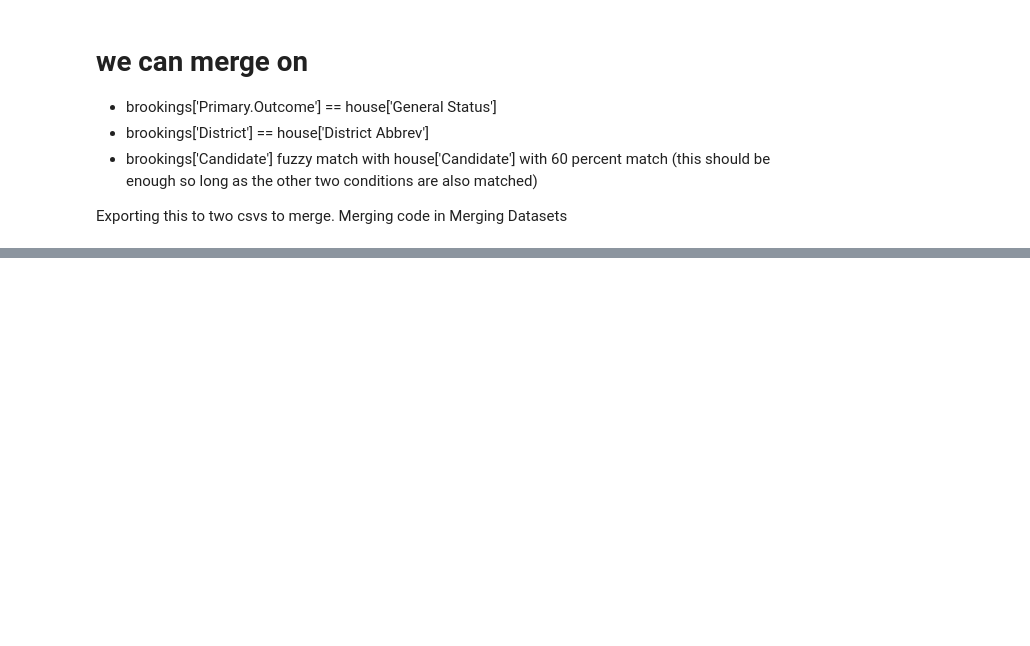
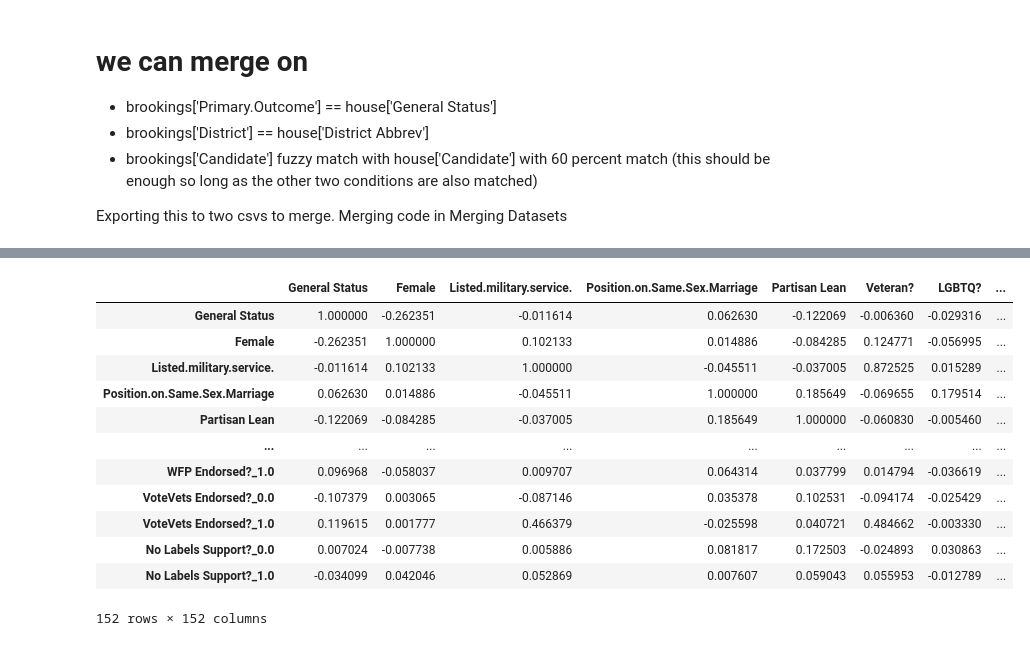
Before and after one commit to tetsu2001/102-project, a Jupyter notebook: sara/sara's eda.ipynb, the cells around one changed output, grey strips where cells are left out. Cells and saved outputs as stored; diff of their text form; code cells hidden in the pictures; blank space fills up the shorter version.

```diff
--- a/sara/sara's eda.ipynb
+++ b/sara/sara's eda.ipynb
@@ -208,0 +188,2 @@ house.to_csv(Path('house_to_join.csv'))
+# %%
+new_df = move_column_to_front(new_df, ['House Candidate','Brookings Candidate','General Outcome','Primary.Outcome'])
@@ -208,0 +192,4 @@ house.to_csv(Path('house_to_join.csv'))
+# %%
+ohe_cols = get_ohe_cols(new_df)
+#df_of_ohe_cols = new_df[get_ohe_cols(new_df)]
+ohe_cols
@@ -208,0 +246,2 @@ house.to_csv(Path('house_to_join.csv'))
+# %%
+new_df = ohe_and_avoid_multicollinearity(new_df.copy(), ohe_cols)
@@ -208,0 +266,9 @@ house.to_csv(Path('house_to_join.csv'))
+# %%
+def drop_columns(df, col_lst):
+    for i in col_lst:
+        if i in df.columns:
+            df.drop(i, axis=1, inplace=True)
+    return df
+
+new_df = drop_columns(new_df.copy(),['Primary.Outcome', 'District Abbrev','House Candidate','Brookings Candidate','total_runners_house','District','Previous.Electoral.Experience','SinglePayer'])
+new_df = move_column_to_front(new_df, ['General Status'])
@@ -208,0 +277,18 @@ house.to_csv(Path('house_to_join.csv'))
+# %%
+correlation_matrix = new_df.corr()
+cols = correlation_matrix.columns
+correlation_matrix
+# %% [output]
+|  | General Status | Female | Listed.military.service. | Position.on.Same.Sex.Marriage | Partisan Lean | Veteran? | LGBTQ? | ... |
+| General Status | 1.000000 | -0.262351 | -0.011614 | 0.062630 | -0.122069 | -0.006360 | -0.029316 | ... |
+| Female | -0.262351 | 1.000000 | 0.102133 | 0.014886 | -0.084285 | 0.124771 | -0.056995 | ... |
+| Listed.military.service. | -0.011614 | 0.102133 | 1.000000 | -0.045511 | -0.037005 | 0.872525 | 0.015289 | ... |
+| Position.on.Same.Sex.Marriage | 0.062630 | 0.014886 | -0.045511 | 1.000000 | 0.185649 | -0.069655 | 0.179514 | ... |
+| Partisan Lean | -0.122069 | -0.084285 | -0.037005 | 0.185649 | 1.000000 | -0.060830 | -0.005460 | ... |
+| ... | ... | ... | ... | ... | ... | ... | ... | ... |
+| WFP Endorsed?_1.0 | 0.096968 | -0.058037 | 0.009707 | 0.064314 | 0.037799 | 0.014794 | -0.036619 | ... |
+| VoteVets Endorsed?_0.0 | -0.107379 | 0.003065 | -0.087146 | 0.035378 | 0.102531 | -0.094174 | -0.025429 | ... |
+| VoteVets Endorsed?_1.0 | 0.119615 | 0.001777 | 0.466379 | -0.025598 | 0.040721 | 0.484662 | -0.003330 | ... |
+| No Labels Support?_0.0 | 0.007024 | -0.007738 | 0.005886 | 0.081817 | 0.172503 | -0.024893 | 0.030863 | ... |
+| No Labels Support?_1.0 | -0.034099 | 0.042046 | 0.052869 | 0.007607 | 0.059043 | 0.055953 | -0.012789 | ... |
+152 rows × 152 columns
```
Also changed, not shown: parts of 52 cells of this notebook, 7 other files.
